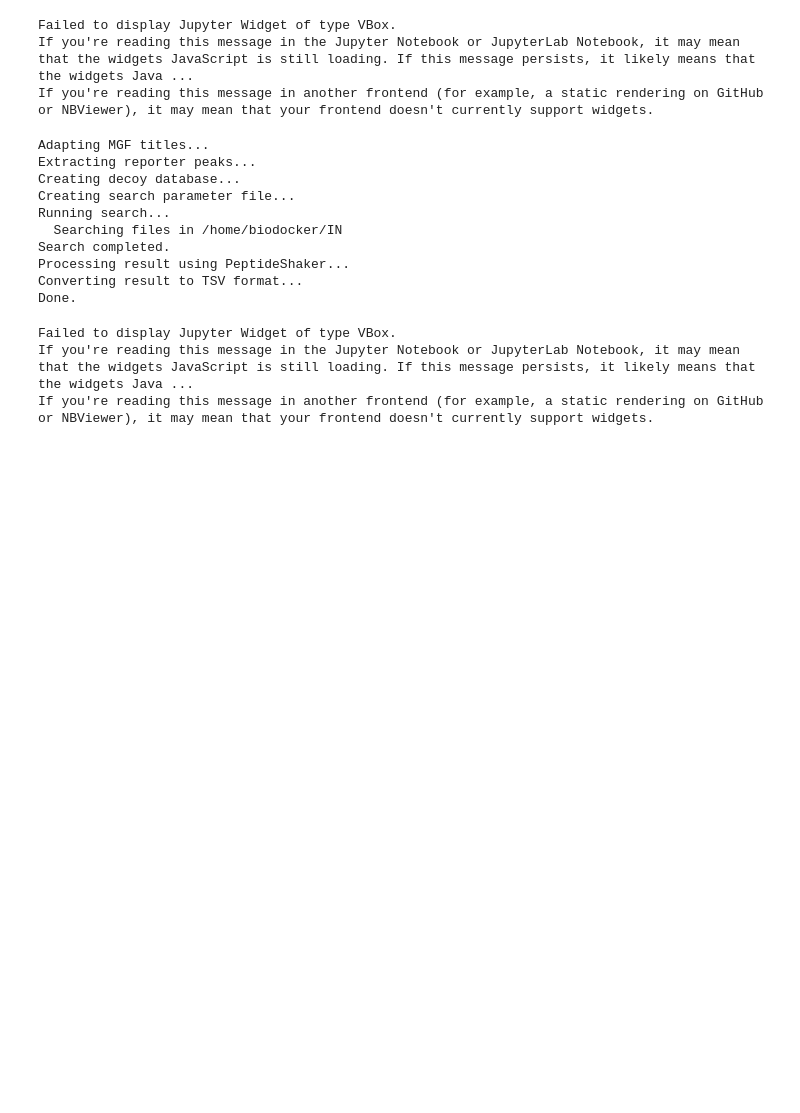
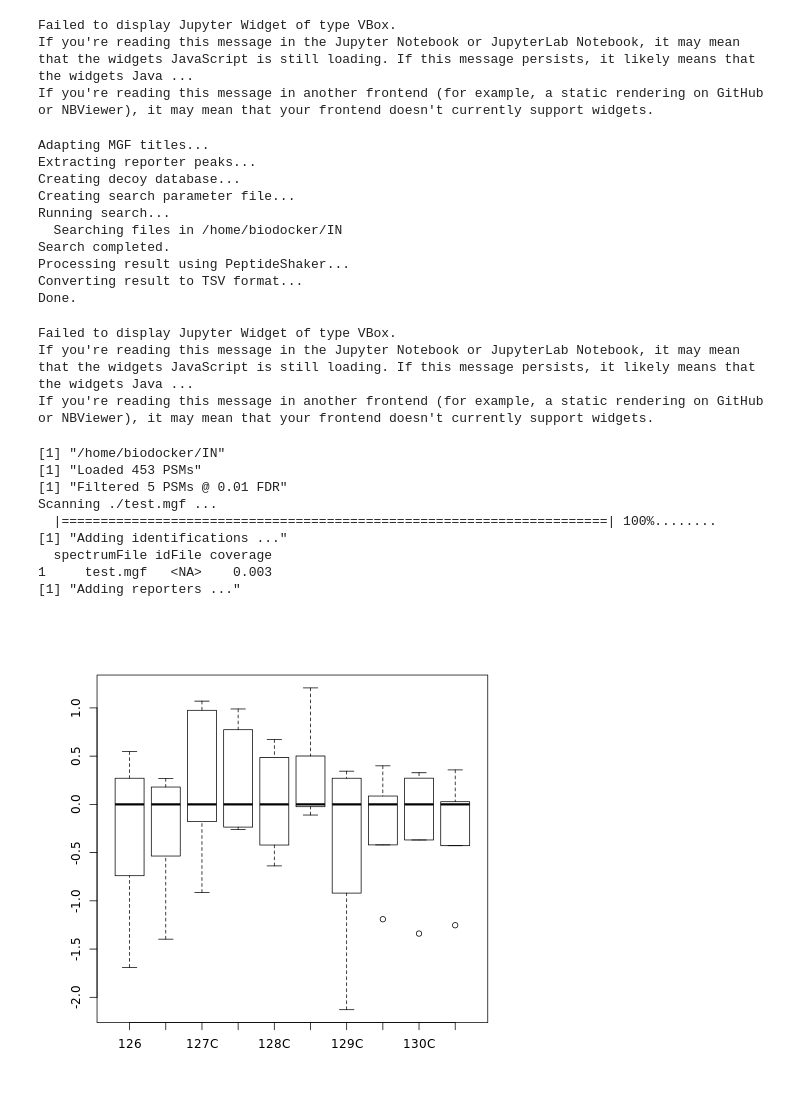
Before and after one commit to ProtProtocols/IsoProt, a Jupyter notebook: Example.ipynb, the cells around one changed output. Cells and saved outputs as stored; diff of their text form; code cells hidden in the pictures; blank space fills up the shorter version.

```diff
--- a/Example.ipynb
+++ b/Example.ipynb
@@ -661,55 +663,45 @@ print(paste0("Filtered ", nrow(psms), " PSMs @ ", max.fdr, " FDR"))
 
   ## Convert SearchGUI output to file format that can be processed by isobar
   stopCluster(cl)
 
 print("Adding reporters ...")
 
   imp<-makeImpuritiesMatrix(length(quant.method),edit=F)
   for (i in 1:length(qnt)) {
     qnt[[i]] <- purityCorrect(qnt[[i]],imp)
     exprs(qnt[[i]]) <- log2(exprs(qnt[[i]]))
     qnt[[i]] <- normalise(qnt[[i]],"center.median")
     qnt[[i]] <- updateFeatureNames(qnt[[i]],label = paste("Sample",i))
   }
 
   names(qnt) <- NULL
   allqnt <- do.call("combine",args=qnt)
 
+
   allqnt <- filterNA(allqnt, pNA=0.5)
 
   ## Setting the stage for the iPQF inference method
   names(fData(allqnt))[which(names(fData(allqnt))=="Protein.s.")] <- "accession"
   names(fData(allqnt))[which(names(fData(allqnt))=="Variable.Modifications")] <- "modifications"
   names(fData(allqnt))[which(names(fData(allqnt))=="m.z")] <- "mass_to_charge"
   names(fData(allqnt))[which(names(fData(allqnt))=="Confidence....")] <- "search_engine_score"
 
   write.csv(exprs(allqnt),paste("/home/biodocker/OUT/",s,"AllQuantPSMs.csv",sep=""))
+    save(allqnt, file=paste("/home/biodocker/OUT/",s,"AllQuantPSMs.RData",sep="") )
 
-  exprs(allqnt) <- 2^exprs(allqnt)
+  ## Plots
+  boxplot(exprs(allqnt))
 
   #print(fData(allqnt))
-
-print("Protein inference ...")
-
-
-  # TODO: change to iPQF but still giving error
-  allProts <- combineFeatures(allqnt, groupBy=fData(allqnt)$accession, fun="medpolish",verbose=T)
-  exprs(allProts) <- log2(exprs(allProts))
-
-
-  print(head(exprs(allProts))   )
-
-  boxplot(exprs(allProts))
-
-  stop("")
-  pairs(exprs(allProts))
-  #save
-  write.exprs(allProts,file=paste(sample,"/ProtData.csv",sep=""),sep=",")
-
-  ProtDat[[s]] <- allProts <- exprs(allProts)
-  pca <- princomp(allProts[complete.cases((allProts)),])
-  plot(pca)
-  plot(pca$loadings)
-  text(pca$loadings,colnames(ProtDat))
-
 }
+# %% [output]
+[1] "/home/biodocker/IN"
+[1] "Loaded 453 PSMs"
+[1] "Filtered 5 PSMs @ 0.01 FDR"
+Scanning ./test.mgf ...
+  |======================================================================| 100%........
+[1] "Adding identifications ..."
+  spectrumFile idFile coverage
+1     test.mgf   <NA>    0.003
+[1] "Adding reporters ..."
+[figure, added]
```
Also changed, not shown: parts of 2 cells of this notebook, 4 other files.
